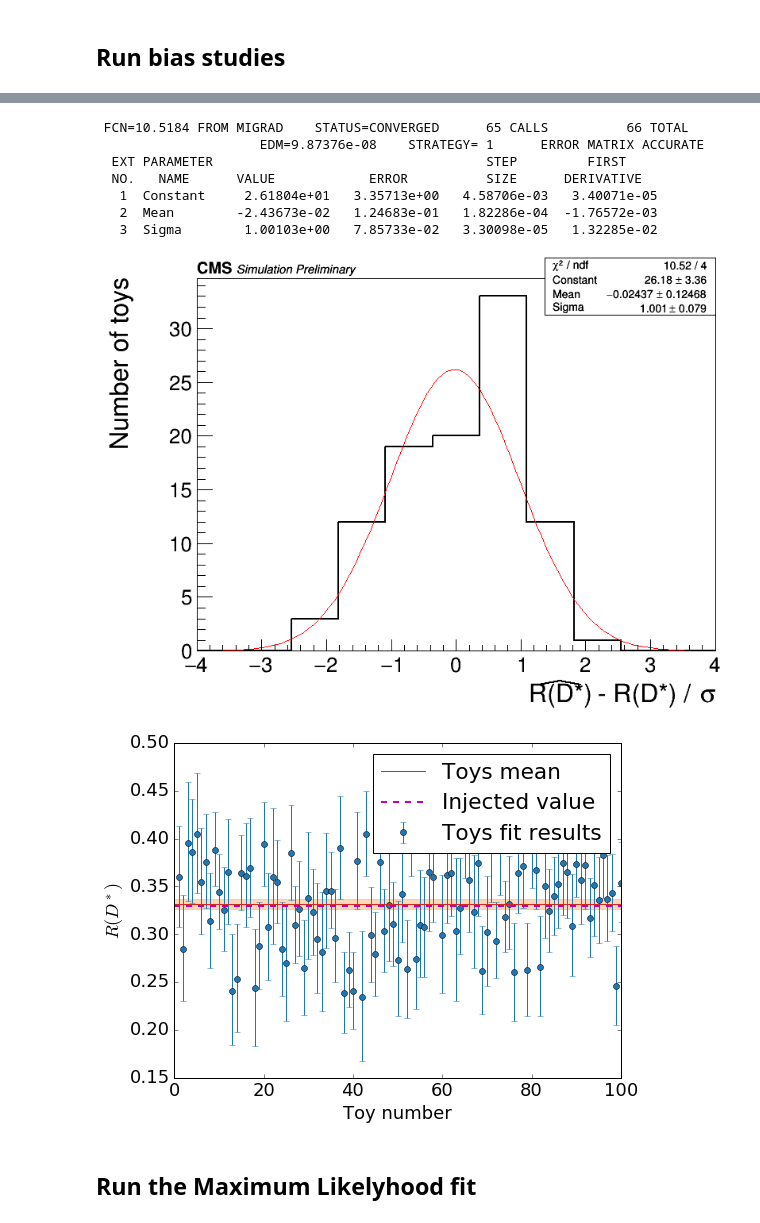
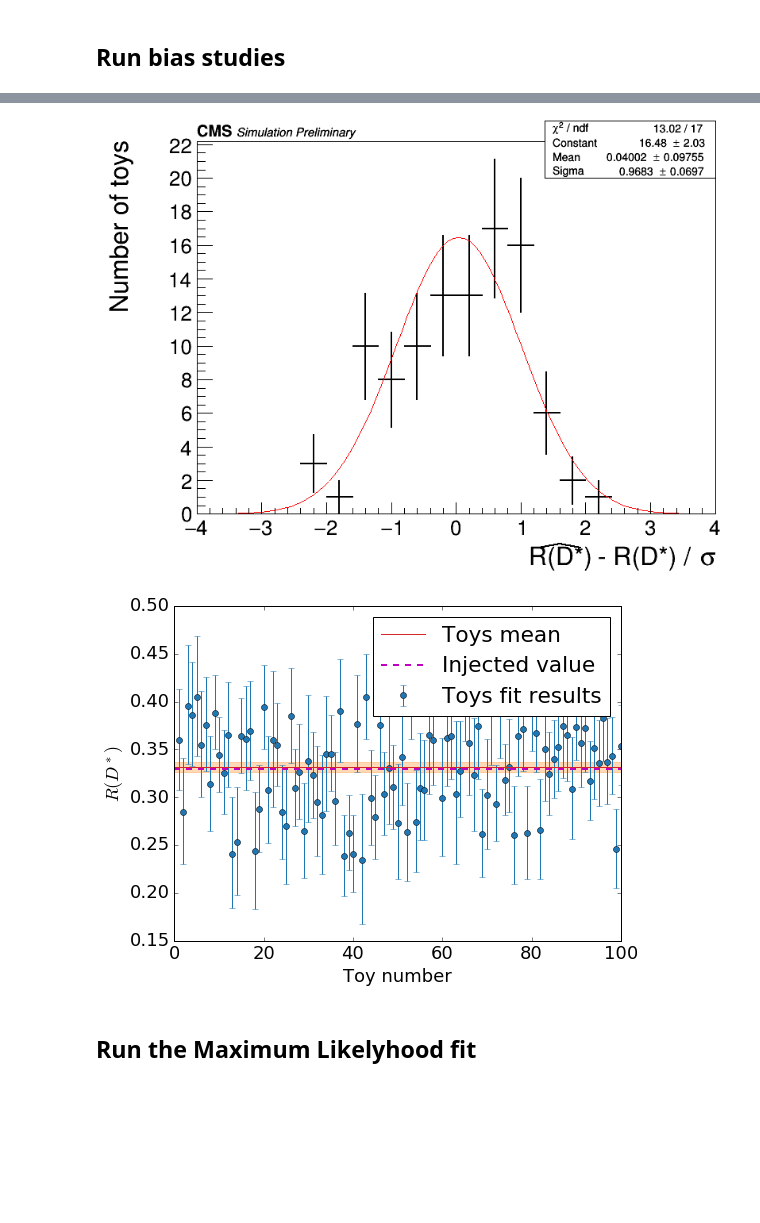
Before and after one commit to ocerri/BPH_RD_Analysis, a Jupyter notebook: Combine/RunCombine_singleCategory_v9.ipynb, the cells around one changed output, grey strips where cells are left out. Saved outputs shown, nothing was run; the diff lists cells and outputs as text; code cells hidden in the pictures; blank space fills up the shorter version.

```diff
--- a/Combine/RunCombine_singleCategory_v9.ipynb
+++ b/Combine/RunCombine_singleCategory_v9.ipynb
@@ -895,40 +895,34 @@ Error: (function: runSpecific) [WARNING]: Unable to determine uncertainties on a
 'higgsCombinev9Asimov_low.GenerateOnly.mH33.6741.root' -> 'results/v9Asimov_low/higgsCombinev9Asimov_low.GenerateOnly.mH33.6741.root'
 # %%
 if runBias:
-    f = ur.open(outdir+'/fitDiagnostics{}_toys.root'.format(card_name))
-    r = f['tree_fit_sb']['r'].array()
-    rLoErr = f['tree_fit_sb']['rLoErr'].array()
-    rHiErr = f['tree_fit_sb']['rHiErr'].array()
+#     f = ur.open(outdir+'/fitDiagnostics{}_toys.root'.format(card_name))
+#     r = f['tree_fit_sb']['r'].array()
+#     rLoErr = f['tree_fit_sb']['rLoErr'].array()
+#     rHiErr = f['tree_fit_sb']['rHiErr'].array()
 
     plt.rcParams.update({'font.size': 18})
     fig = plt.figure(figsize=(8,6))
     plt.errorbar(np.arange(1, 1+r.shape[0]), r, yerr=np.column_stack((rLoErr, rHiErr)).T, fmt='o', color='#1f77b4', label='Toys fit results')
     m = np.mean(r)
     sm = np.std(r)/np.sqrt(r.shape[0])
     x = [0, r.shape[0]]
     plt.fill_between(x, 2*[m-sm], 2*[m+sm], color='#ff7f0e', alpha=0.3)
     plt.plot(x, 2*[m], color='#d62728', lw=1, label='Toys mean')
     plt.plot(x, [SM_RDst, SM_RDst], 'm--', lw=2, label='Injected value')
     plt.legend(loc='upper right', numpoints=1)
     plt.xlabel('Toy number')
     plt.ylabel(r'$R(D^*)$')
     plt.savefig(outdir + '/fig/biasStudy_toysResults.png')
 
     z = (r - SM_RDst)/(0.5*(rLoErr + rHiErr))
-    h = create_TH1D(z, name='hZtest', binning=[None, -4, 4], axis_title=['#hat{R(D*)} - R(D*) / #sigma', 'Number of toys'])
-    h.Fit('gaus')
+    h = create_TH1D(z, name='hZtest', binning=[int(2*np.sqrt(r.shape[0])), -4, 4], axis_title=['#hat{R(D*)} - R(D*) / #sigma', 'Number of toys'])
+    h.Sumw2()
+    h.Fit('gaus', 'ILQ')
     c = drawOnCMSCanvas(CMS_lumi, [h])
     c.Draw()
     c.SaveAs(outdir + '/fig/biasStudy_zTest.png')
 # %% [output]
- FCN=10.5184 FROM MIGRAD    STATUS=CONVERGED      65 CALLS          66 TOTAL
-                     EDM=9.87376e-08    STRATEGY= 1      ERROR MATRIX ACCURATE
-  EXT PARAMETER                                   STEP         FIRST
-  NO.   NAME      VALUE            ERROR          SIZE      DERIVATIVE
-   1  Constant     2.61804e+01   3.35713e+00   4.58706e-03   3.40071e-05
-   2  Mean        -2.43673e-02   1.24683e-01   1.82286e-04  -1.76572e-03
-   3  Sigma        1.00103e+00   7.85733e-02   3.30098e-05   1.32285e-02
-[figure, old version]
+[figure, new version]
 [figure]
 # %% [markdown]
 ## Run the Maximum Likelyhood fit
```
